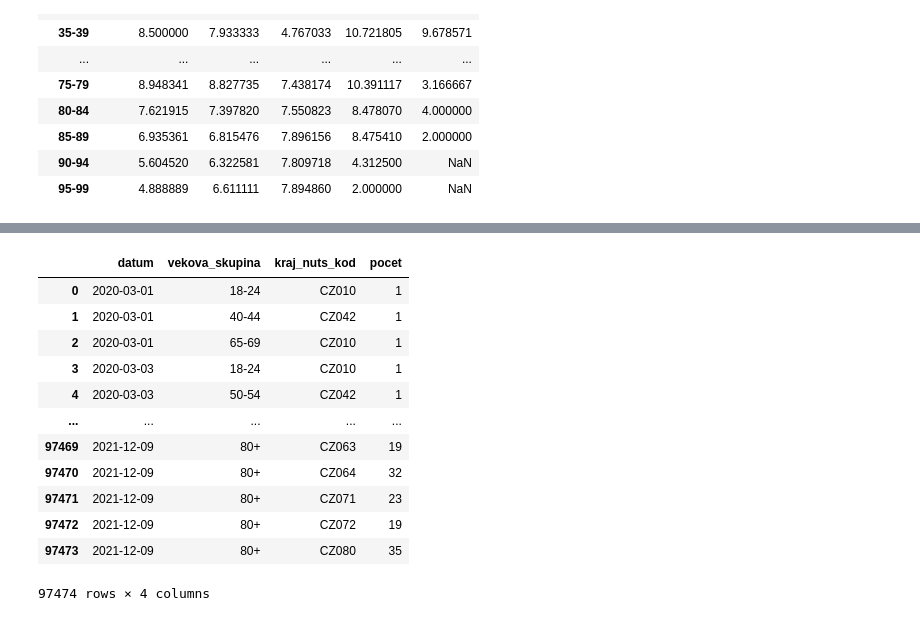
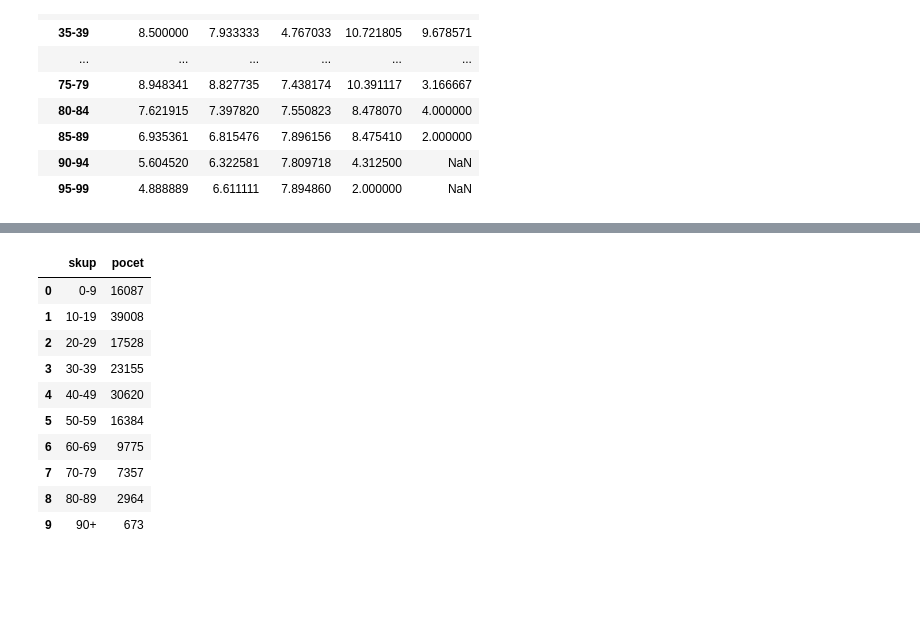
Before and after one commit to msusicky/ockovani-covid, a Jupyter notebook: notebooks/hospitalizace.ipynb, the cells around one changed output, grey strips where cells are left out. Drawn from its saved outputs; the diff is of its cells as text; code cells hidden in the pictures; blank space fills up the shorter version.

```diff
--- a/notebooks/hospitalizace.ipynb
+++ b/notebooks/hospitalizace.ipynb
@@ -213,4 +233,6 @@ dfn[dfn['umrti'] == False].groupby('vek_kat').mean()[['dni_tezky_stav', 'dni_jip
 | 85-89 | 6.935361 | 6.815476 | 7.896156 | 8.475410 | 2.000000 |
 | 90-94 | 5.604520 | 6.322581 | 7.809718 | 4.312500 | NaN |
 | 95-99 | 4.888889 | 6.611111 | 7.894860 | 2.000000 | NaN |
+# %%
+rok = 2021
 # %%
@@ -234,17 +260,20 @@ dfa
 # %%
-nak = pd.read_sql_query("select * from nakazeni", db.engine)
+nak = pd.read_sql_query("select datum, pocet, vek from nakazeni", db.engine)
+bins = [0, 10, 20, 30, 40, 50, 60, 70, 80, 90, 150]
+labels = ['0-9', '10-19', '20-29', '30-39', '40-49', '50-59', '60-69', '70-79', '80-89', '90+']
+nak['skup'] = pd.cut(nak['vek'], bins=bins, labels=labels, right=False)
+nak = nak[(nak['datum'] < date(rok, 11, 10)) & (nak['datum'] >= date(rok, 9, 1))]
+nak = nak.drop(columns=['vek']).groupby(['skup']).sum().reset_index()
 nak
 # %% [output]
-|  | datum | vekova_skupina | kraj_nuts_kod | pocet |
-| 0 | 2020-03-01 | 18-24 | CZ010 | 1 |
-| 1 | 2020-03-01 | 40-44 | CZ042 | 1 |
-| 2 | 2020-03-01 | 65-69 | CZ010 | 1 |
-| 3 | 2020-03-03 | 18-24 | CZ010 | 1 |
-| 4 | 2020-03-03 | 50-54 | CZ042 | 1 |
-| ... | ... | ... | ... | ... |
-| 97469 | 2021-12-09 | 80+ | CZ063 | 19 |
-| 97470 | 2021-12-09 | 80+ | CZ064 | 32 |
-| 97471 | 2021-12-09 | 80+ | CZ071 | 23 |
-| 97472 | 2021-12-09 | 80+ | CZ072 | 19 |
-| 97473 | 2021-12-09 | 80+ | CZ080 | 35 |
+|  | skup | pocet |
+| 0 | 0-9 | 16087 |
+| 1 | 10-19 | 39008 |
+| 2 | 20-29 | 17528 |
+| 3 | 30-39 | 23155 |
+| 4 | 40-49 | 30620 |
+| 5 | 50-59 | 16384 |
+| 6 | 60-69 | 9775 |
+| 7 | 70-79 | 7357 |
+| 8 | 80-89 | 2964 |
+| 9 | 90+ | 673 |
-97474 rows × 4 columns
```
Also changed, not shown: parts of 8 cells of this notebook, 6 other files.
